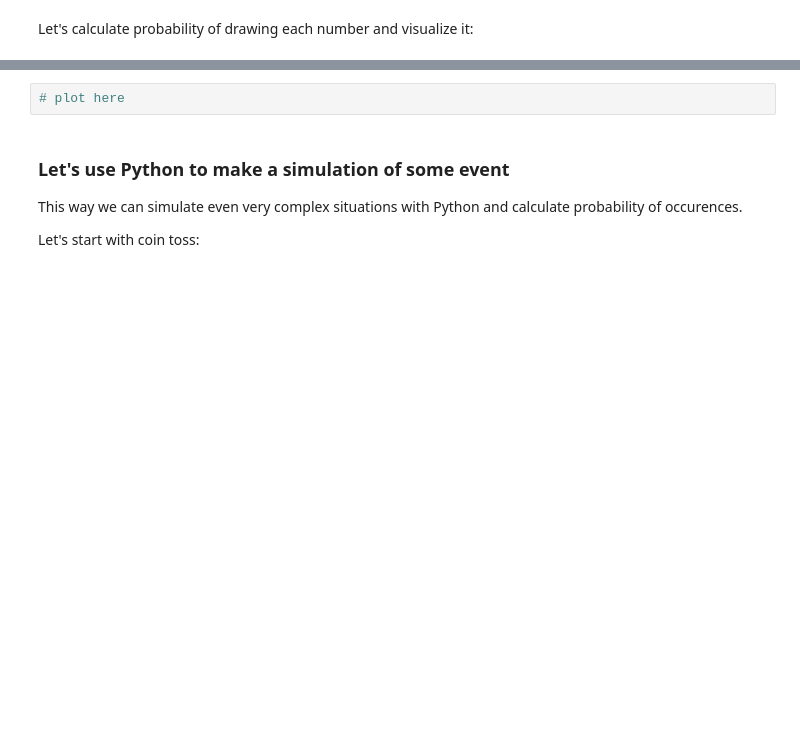
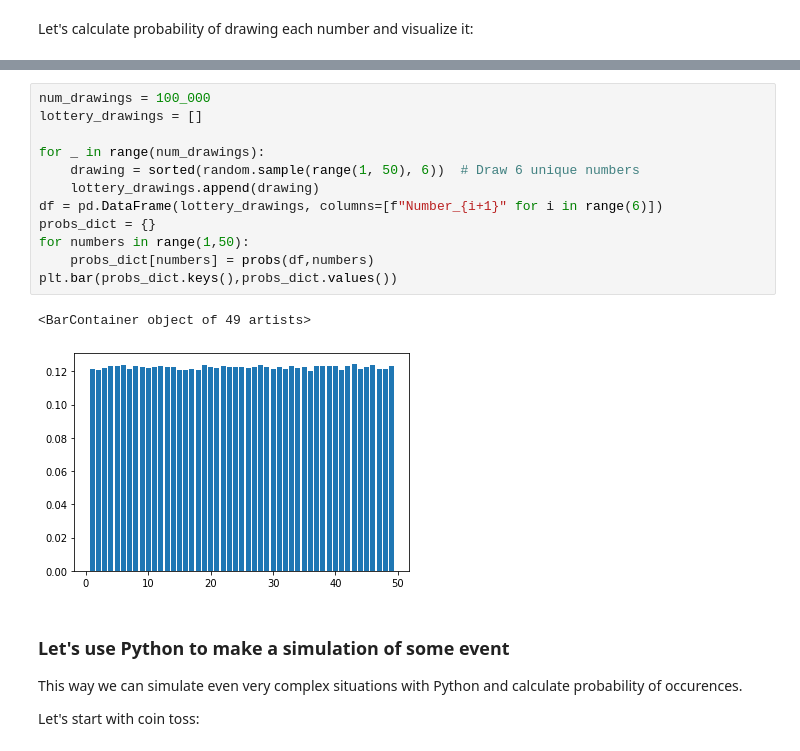
Before and after one commit to SmolakK/ArtificialIntelligence2025, a Jupyter notebook: _build/html/_sources/5. AI 5.ipynb, the cells around one changed output, grey strips where cells are left out. Saved outputs shown, nothing was run; the diff lists cells and outputs as text; blank space fills up the shorter version.

```diff
--- a/_build/html/_sources/5. AI 5.ipynb
+++ b/_build/html/_sources/5. AI 5.ipynb
@@ -60,5 +165,18 @@ Let's calculate probability of drawing each number and visualize it:
 # %%
-# plot here
+num_drawings = 100_000
+lottery_drawings = []
+
+for _ in range(num_drawings):
+    drawing = sorted(random.sample(range(1, 50), 6))  # Draw 6 unique numbers
+    lottery_drawings.append(drawing)
+df = pd.DataFrame(lottery_drawings, columns=[f"Number_{i+1}" for i in range(6)])
+probs_dict = {}
+for numbers in range(1,50):
+    probs_dict[numbers] = probs(df,numbers)
+plt.bar(probs_dict.keys(),probs_dict.values())
+# %% [output]
+<BarContainer object of 49 artists>
+[figure, added]
 # %% [markdown]
 ### Let's use Python to make a simulation of some event
 
```
Also changed, not shown: parts of 28 cells of this notebook, 27 other files.
